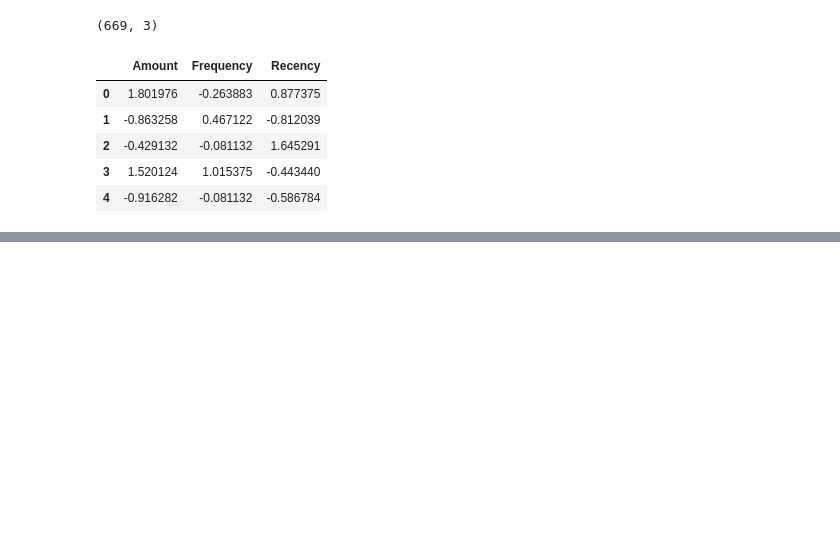
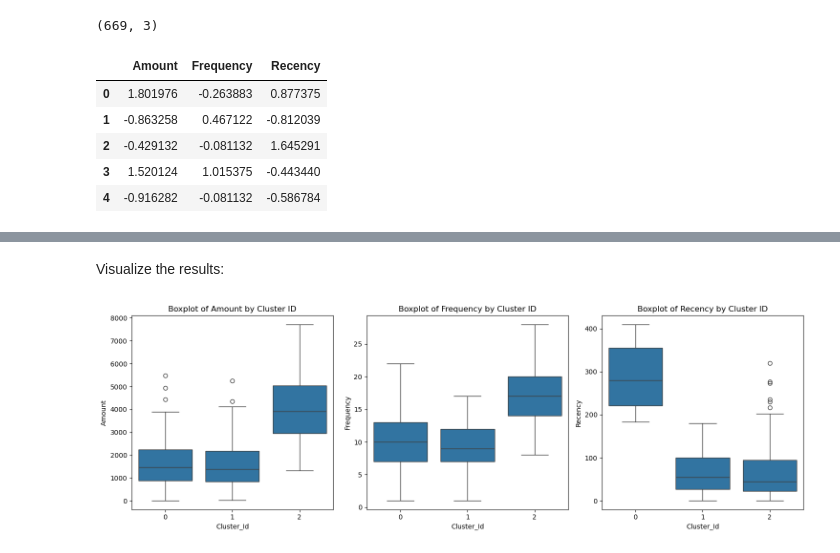
Before and after one commit to michalpasternak7/e-Commerce, a Jupyter notebook: superstore_clustering.ipynb, the cells around one changed output, grey strips where cells are left out. Cells and saved outputs as stored; diff of their text form; code cells hidden in the pictures; blank space fills up the shorter version.

```diff
--- a/superstore_clustering.ipynb
+++ b/superstore_clustering.ipynb
@@ -195,0 +254,15 @@ rfm_df_scaled.head()
+# %%
+# Silhouette analysis
+range_n_clusters = [2, 3, 4, 5, 6, 7, 8]
+
+for num_clusters in range_n_clusters:
+
+    # intialise kmeans
+    kmeans = KMeans(n_clusters=num_clusters, max_iter=50, n_init='auto')
+    kmeans.fit(rfm_df_scaled)
+
+    cluster_labels = kmeans.labels_
+
+    # silhouette score
+    silhouette_avg = silhouette_score(rfm_df_scaled, cluster_labels)
+    print("For n_clusters={0}, the silhouette score is {1}".format(num_clusters, silhouette_avg))
@@ -195,0 +284,4 @@ rfm_df_scaled.head()
+# %%
+# k-means with some arbitrary k
+kmeans = KMeans(n_clusters=3, max_iter=50, n_init='auto')
+kmeans.fit(rfm_df_scaled)
@@ -195,0 +290,4 @@ rfm_df_scaled.head()
+# %%
+# Assign the label
+rfm_df['Cluster_Id'] = kmeans.labels_
+rfm_df.head()
@@ -195,0 +301,15 @@ rfm_df_scaled.head()
+# %% [markdown]
+Visualize the results:
+# %%
+# Set up subplots
+fig, axes = plt.subplots(1, 3, figsize=(15, 5))
+
+# Loop through each feature and create a boxplot for each
+for i, feature in enumerate(['Amount', 'Frequency', 'Recency']):
+    sns.boxplot(x='Cluster_Id', y=feature, data=rfm_df, ax=axes[i])
+    axes[i].set_title(f'Boxplot of {feature} by Cluster ID')
+
+plt.tight_layout()
+plt.show()
+# %% [output]
+[figure, added]
```
Also changed, not shown: parts of 16 cells of this notebook.
